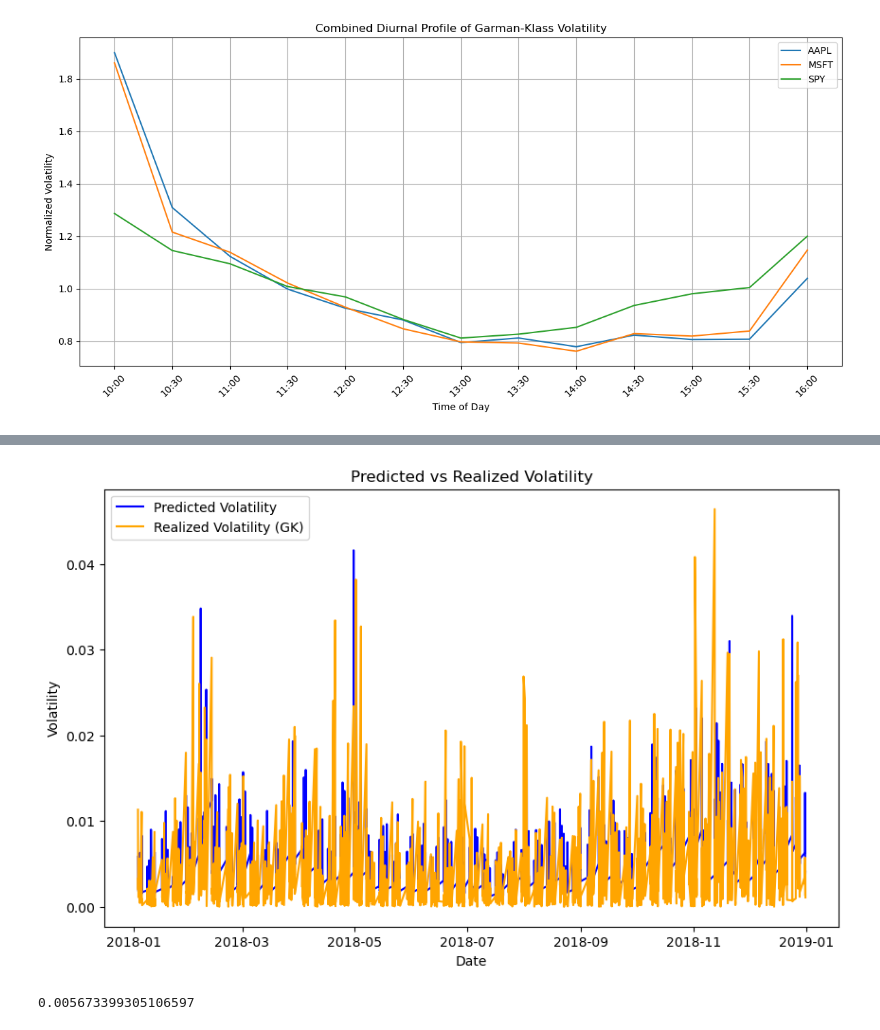
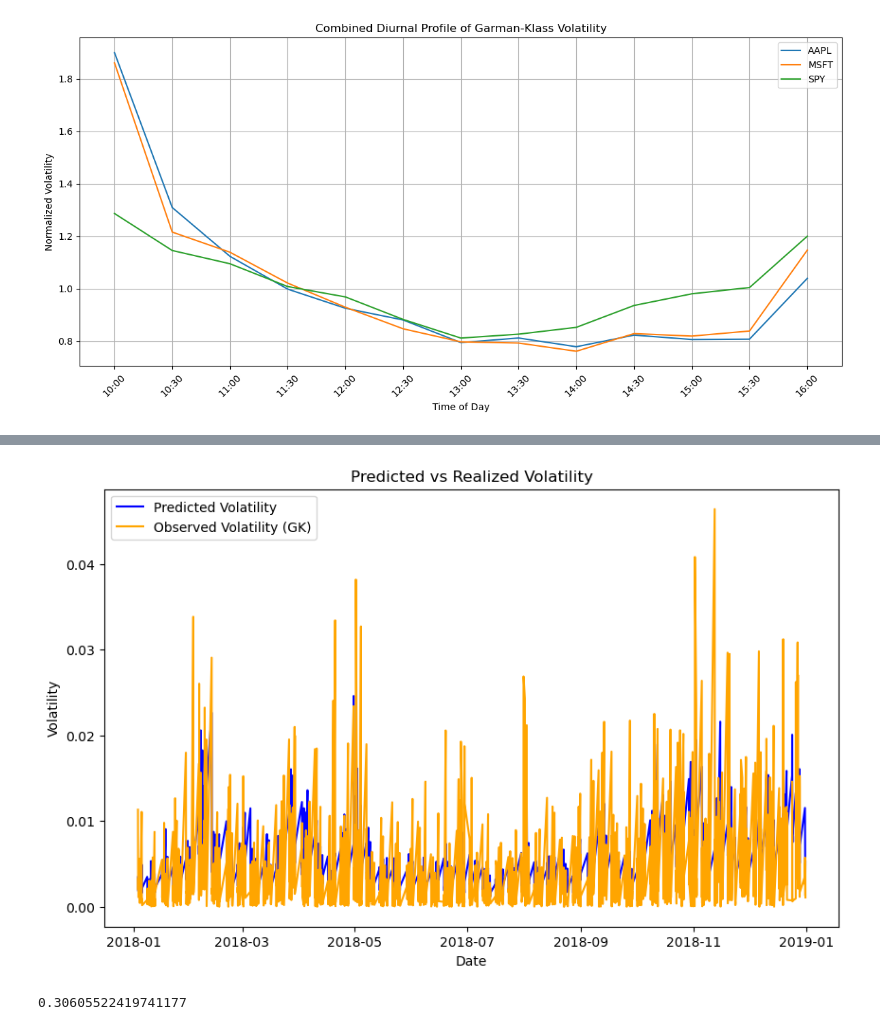
Before and after one commit to rravinet/vol-prediction, a Jupyter notebook: Intraday_Vol.ipynb, the cells around one changed output, grey strips where cells are left out. Cells and saved outputs as stored; diff of their text form; code cells hidden in the pictures.

Commit message:
tested with apple

```diff
--- a/Intraday_Vol.ipynb
+++ b/Intraday_Vol.ipynb
@@ -362,6 +337,3 @@ columns_to_drop = ['ROC', 'Stoch', 'ADX', 'ADX_pos', 'ADX_neg', 'rolling_H-L_25'
        ]
 apple_hour.drop(columns=columns_to_drop, inplace=True)
 apple_hour.dropna(subset=['garch_vol'], inplace=True)
-# %%
-# Apply the function to each group (each day)
-apple_hour = apple_hour.groupby(apple_hour['date'].dt.date).apply(calculate_dynamic_avg_intraday_vol)
@@ -385,2 +339,0 @@ apple_hour
-# %%
-apple_hour['predicted_vol'] = apple_hour['garch_vol'] *apple_hour['dynamic_avg_intraday_vol'] *  apple_hour['diurnal_component']
@@ -406,18 +340,29 @@ apple_hour
+# %%
+def calculate_dynamic_avg_intraday_vol(df):
+        df['cum_mean_gk_vol'] = df['gk_vol'].expanding().mean()
+
+        # Divide by the daily volatility (GARCH or EWMA)
+        df['dynamic_avg_intraday_vol'] = df['cum_mean_gk_vol'] / df['garch_vol']
+
+        return df
+# %%
+apple_hour['date_day'] = apple_hour['date'].dt.date  # Add a date column
+apple_hour = apple_hour.groupby('date_day').apply(calculate_dynamic_avg_intraday_vol).reset_index(drop=True)
+apple_hour['predicted_vol'] = apple_hour['garch_vol'] *apple_hour['dynamic_avg_intraday_vol'] *  (apple_hour['diurnal_component'].shift(-1))
+apple_hour['predicted_vol'] = apple_hour['predicted_vol'].shift(1)
 # %%
-apple_hour['date'] = pd.to_datetime(apple_hour['date'])
-
-# Plot predicted_vol and gk_vol against 'date' using the existing 'date' column
+#Plotting Prediction vs observed
 plt.figure(figsize=(10, 6))
 plt.plot(apple_hour['date'], apple_hour['predicted_vol'], label='Predicted Volatility', color='blue')
-plt.plot(apple_hour['date'], np.abs(apple_hour['return']), label='Realized Volatility (GK)', color='orange')
+plt.plot(apple_hour['date'], np.abs(apple_hour['return']), label='Observed Volatility (GK)', color='orange')
 plt.legend()
 plt.title("Predicted vs Realized Volatility")
 plt.xlabel("Date")
 plt.ylabel("Volatility")
 plt.show()
 # %% [output]
-[figure, old version]
+[figure, new version]
 # %%
-rmse(np.abs(apple_hour['return']).iloc[1:-1], apple_hour['predicted_vol'].iloc[1:-1])
+rmse((apple_hour['gk_vol']*100).iloc[1:-1], (apple_hour['predicted_vol']*100).iloc[1:-1])
 # %% [output]
-0.005673399305106597
+0.30605522419741177
```
Also changed, not shown: parts of 12 cells of this notebook, 1 other file.
